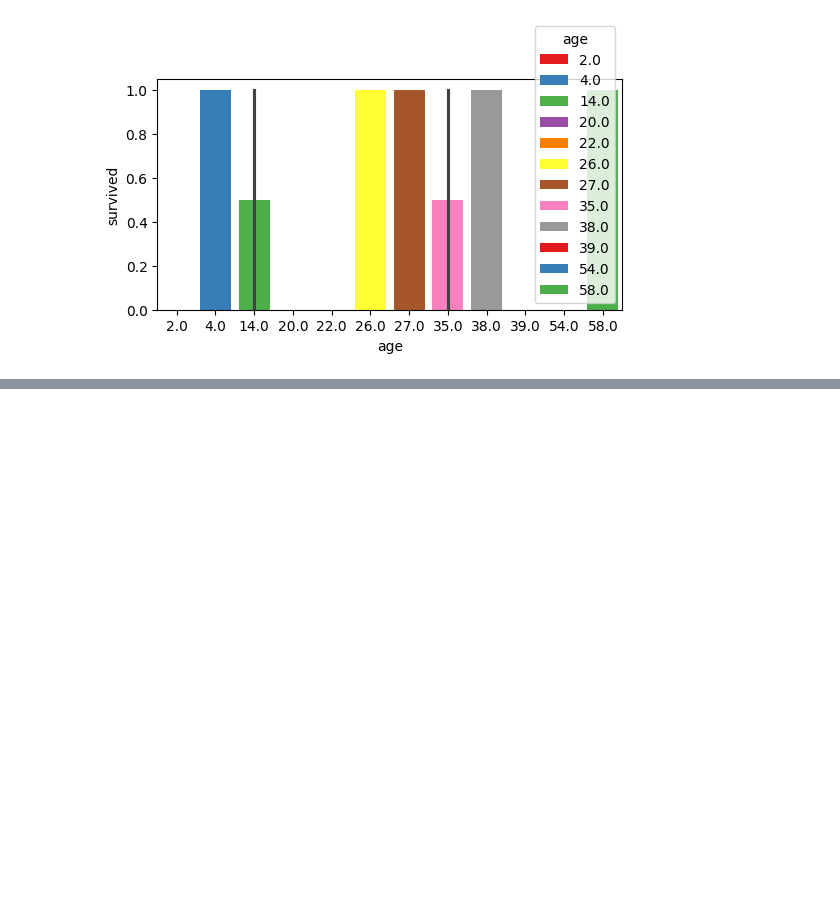
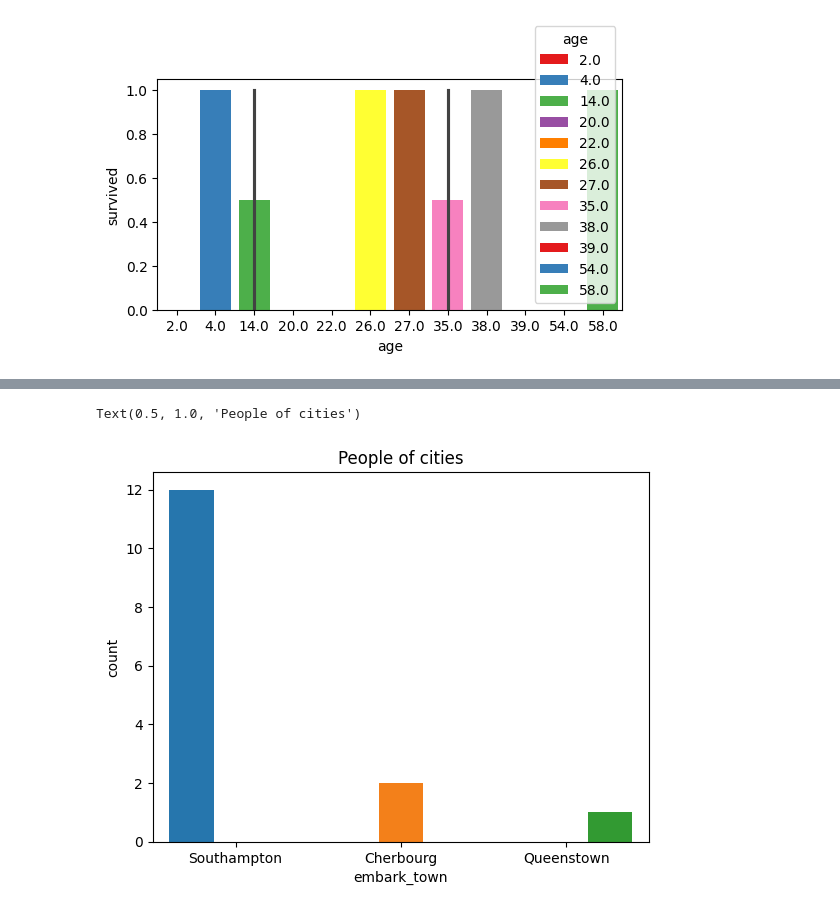
Before and after one commit to Md-Maruf-1727/LearningPractices, a Jupyter notebook: Vizualization/Vizualization1.ipynb, the cells around one changed output, grey strips where cells are left out. Drawn from its saved outputs; the diff is of its cells as text; code cells hidden in the pictures; blank space fills up the shorter version.

```diff
--- a/Vizualization/Vizualization1.ipynb
+++ b/Vizualization/Vizualization1.ipynb
@@ -474,0 +476,12 @@ plt.show()
+# %%
+#count plot
+sns.countplot(data=titanicfast15,
+              x='embark_town',
+              hue='embark_town',
+              palette='tab10',
+              saturation=0.9,
+              dodge=True)
+plt.title('People of cities')
+# %% [output]
+Text(0.5, 1.0, 'People of cities')
+[figure, added]
```
Also changed, not shown: parts of 2 cells of this notebook.
